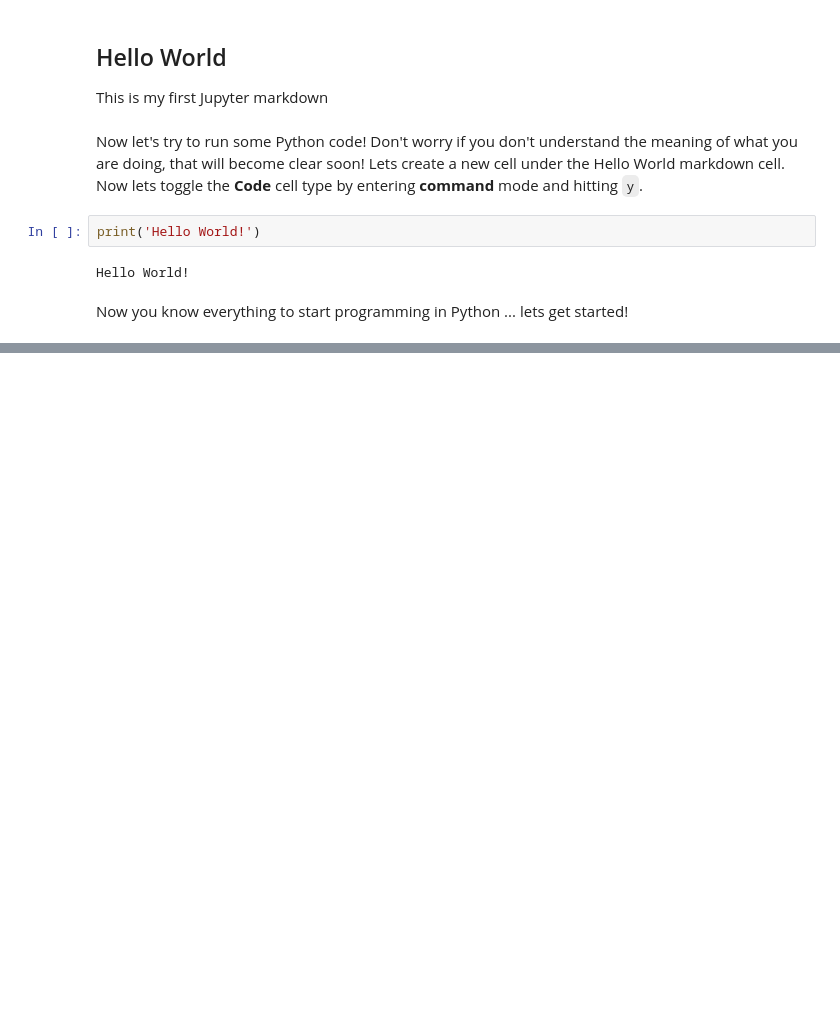
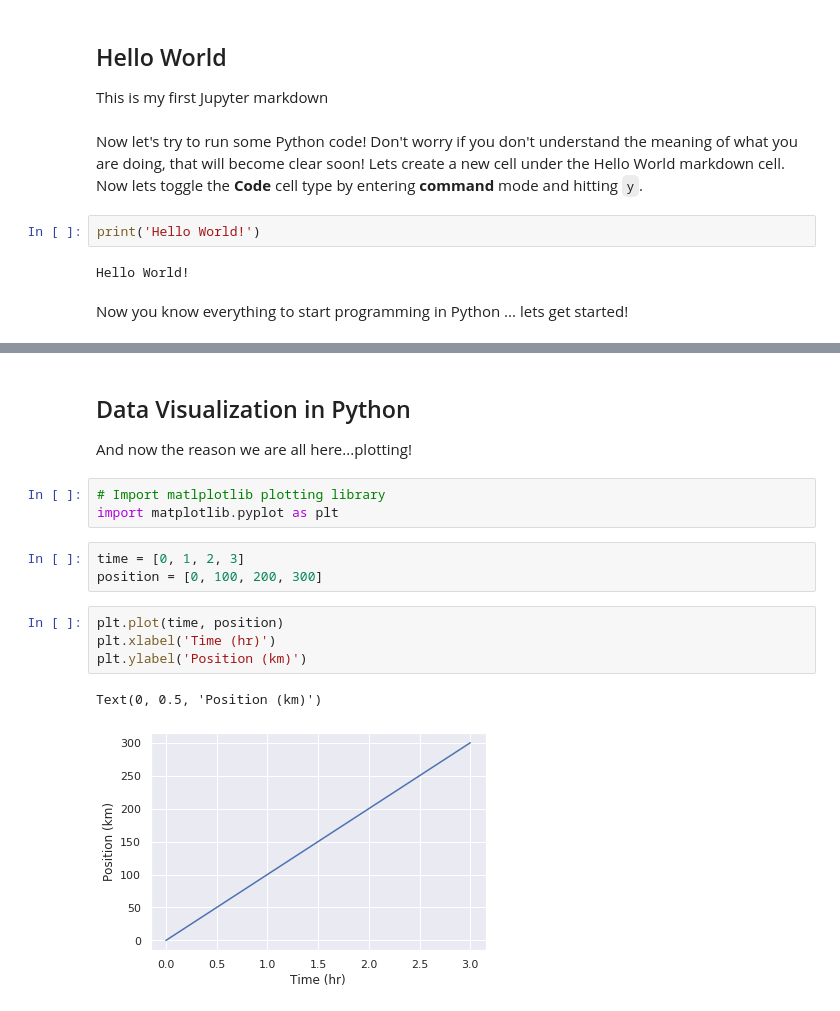
Before and after one commit to geekypete/python-data-vis, a Jupyter notebook: python-data-vis-tutorial.ipynb, the cells around one changed output, grey strips where cells are left out. Saved outputs shown, nothing was run; the diff lists cells and outputs as text; blank space fills up the shorter version.

```diff
--- a/python-data-vis-tutorial.ipynb
+++ b/python-data-vis-tutorial.ipynb
@@ -25,0 +29,16 @@ Now you know everything to start programming in Python ... lets get started!
+# %% [markdown]
+## Data Visualization in Python
+And now the reason we are all here...plotting!
+# %%
+# Import matlplotlib plotting library
+import matplotlib.pyplot as plt
+# %%
+time = [0, 1, 2, 3]
+position = [0, 100, 200, 300]
+# %%
+plt.plot(time, position)
+plt.xlabel('Time (hr)')
+plt.ylabel('Position (km)')
+# %% [output]
+Text(0, 0.5, 'Position (km)')
+[figure, added]
```
Also changed, not shown: parts of 23 cells of this notebook.
